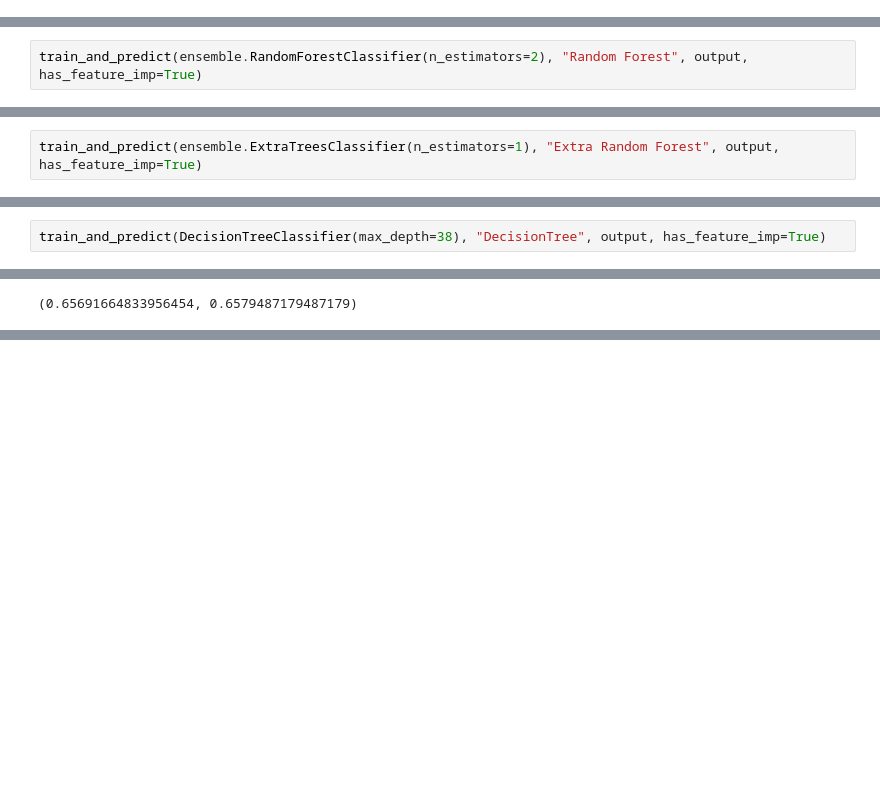
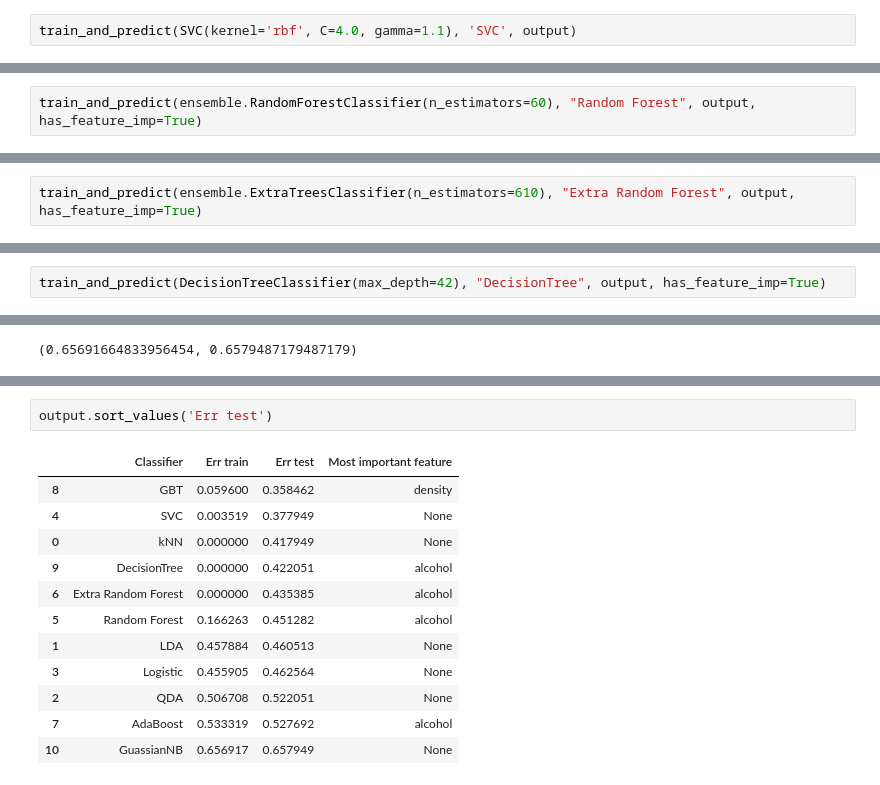
Before and after one commit to alexbukata/ModernDataAnylisis, a Jupyter notebook: wines/wine_quality.ipynb, the cells around one changed output, grey strips where cells are left out. Saved outputs shown, nothing was run; the diff lists cells and outputs as text; blank space fills up the shorter version.

```diff
--- a/wines/wine_quality.ipynb
+++ b/wines/wine_quality.ipynb
@@ -349,0 +368,2 @@ KeyboardInterrupt:
+# %%
+train_and_predict(SVC(kernel='rbf', C=4.0, gamma=1.1), 'SVC', output)
@@ -360,3 +382,3 @@ print(list(sorted(errors, key=operator.itemgetter(1)))[0])
 # %%
-train_and_predict(ensemble.RandomForestClassifier(n_estimators=2), "Random Forest", output, has_feature_imp=True)
+train_and_predict(ensemble.RandomForestClassifier(n_estimators=60), "Random Forest", output, has_feature_imp=True)
 # %% [output]
@@ -374,3 +396,3 @@ print(list(sorted(errors, key=operator.itemgetter(1)))[0])
 # %%
-train_and_predict(ensemble.ExtraTreesClassifier(n_estimators=1), "Extra Random Forest", output, has_feature_imp=True)
+train_and_predict(ensemble.ExtraTreesClassifier(n_estimators=610), "Extra Random Forest", output, has_feature_imp=True)
 # %% [output]
@@ -416,3 +438,3 @@ print(list(sorted(errors, key=operator.itemgetter(1)))[0])
 # %%
-train_and_predict(DecisionTreeClassifier(max_depth=38), "DecisionTree", output, has_feature_imp=True)
+train_and_predict(DecisionTreeClassifier(max_depth=42), "DecisionTree", output, has_feature_imp=True)
 # %% [output]
@@ -429,0 +448,15 @@ train_and_predict(GaussianNB(), "GuassianNB", output)
+# %%
+output.sort_values('Err test')
+# %% [output]
+|  | Classifier | Err train | Err test | Most important feature |
+| 8 | GBT | 0.059600 | 0.358462 | density |
+| 4 | SVC | 0.003519 | 0.377949 | None |
+| 0 | kNN | 0.000000 | 0.417949 | None |
+| 9 | DecisionTree | 0.000000 | 0.422051 | alcohol |
+| 6 | Extra Random Forest | 0.000000 | 0.435385 | alcohol |
+| 5 | Random Forest | 0.166263 | 0.451282 | alcohol |
+| 1 | LDA | 0.457884 | 0.460513 | None |
+| 3 | Logistic | 0.455905 | 0.462564 | None |
+| 2 | QDA | 0.506708 | 0.522051 | None |
+| 7 | AdaBoost | 0.533319 | 0.527692 | alcohol |
+| 10 | GuassianNB | 0.656917 | 0.657949 | None |
```
Also changed, not shown: parts of 16 cells of this notebook.
